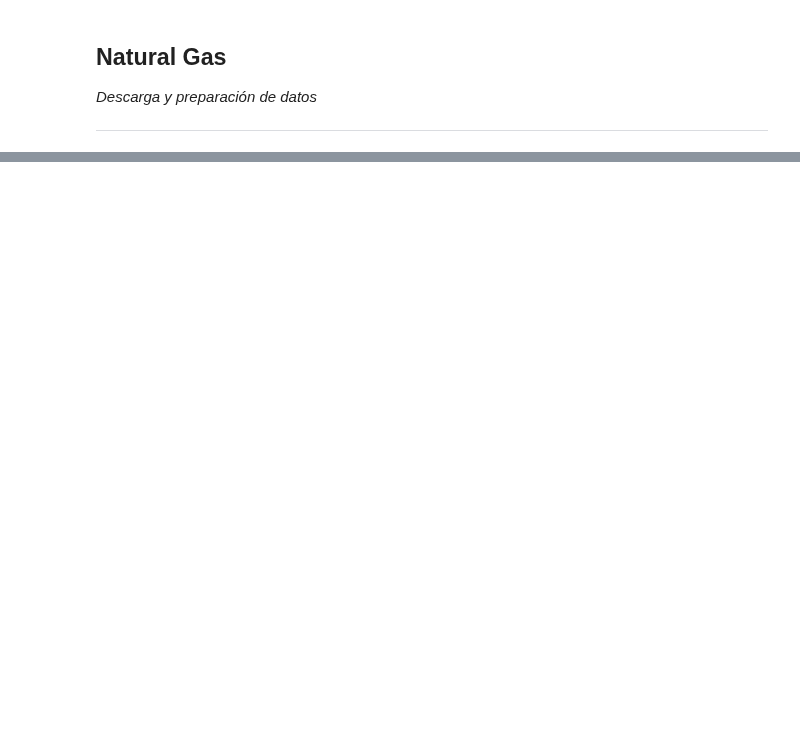
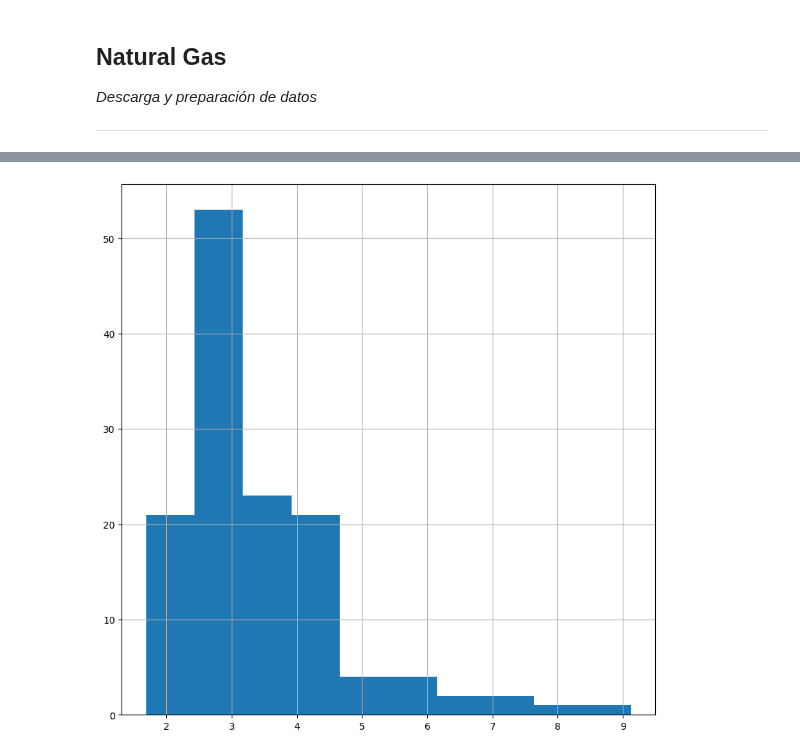
Before and after one commit to Michelleagl/Series_de_Tiempo, a Jupyter notebook: Proyecto_Series_.ipynb, the cells around one changed output, grey strips where cells are left out. Saved outputs shown, nothing was run; the diff lists cells and outputs as text; code cells hidden in the pictures; blank space fills up the shorter version.

```diff
--- a/Proyecto_Series_.ipynb
+++ b/Proyecto_Series_.ipynb
@@ -78,0 +166,5 @@ Importar
+# %%
+hist.hist(figsize=(10, 10))
+plt.show()
+# %% [output]
+[figure, added]
```
Also changed, not shown: parts of 22 cells of this notebook.
